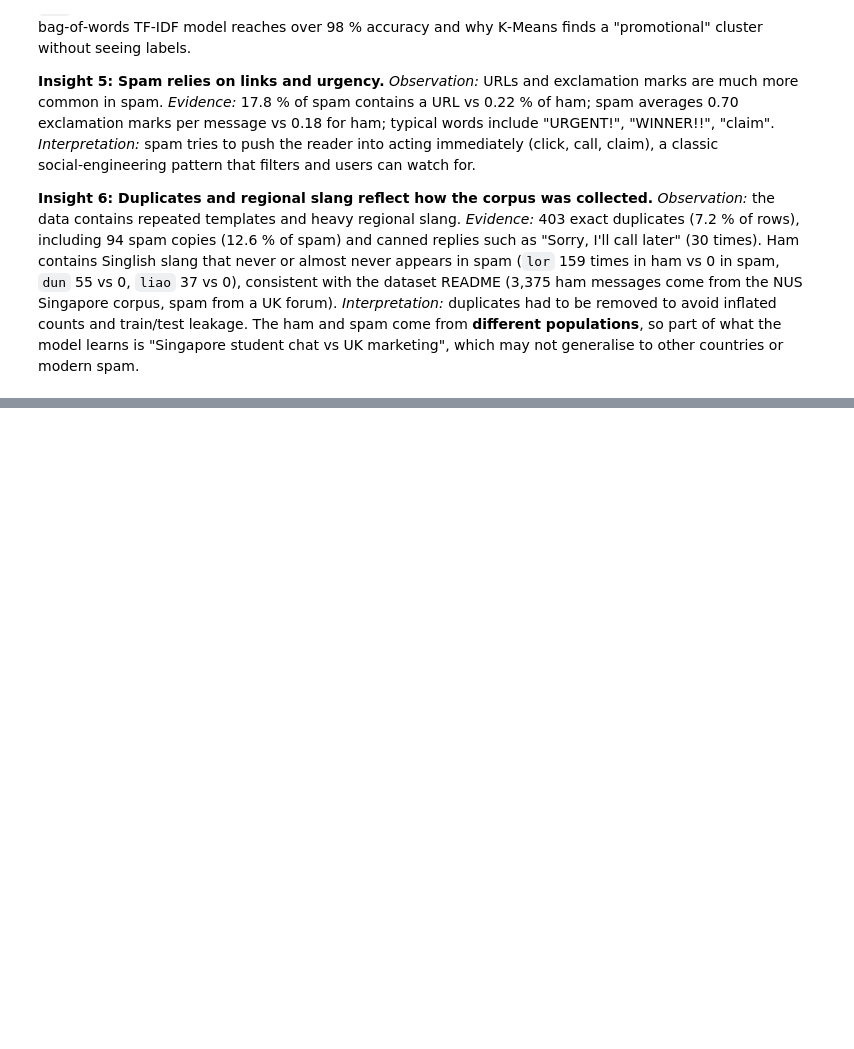
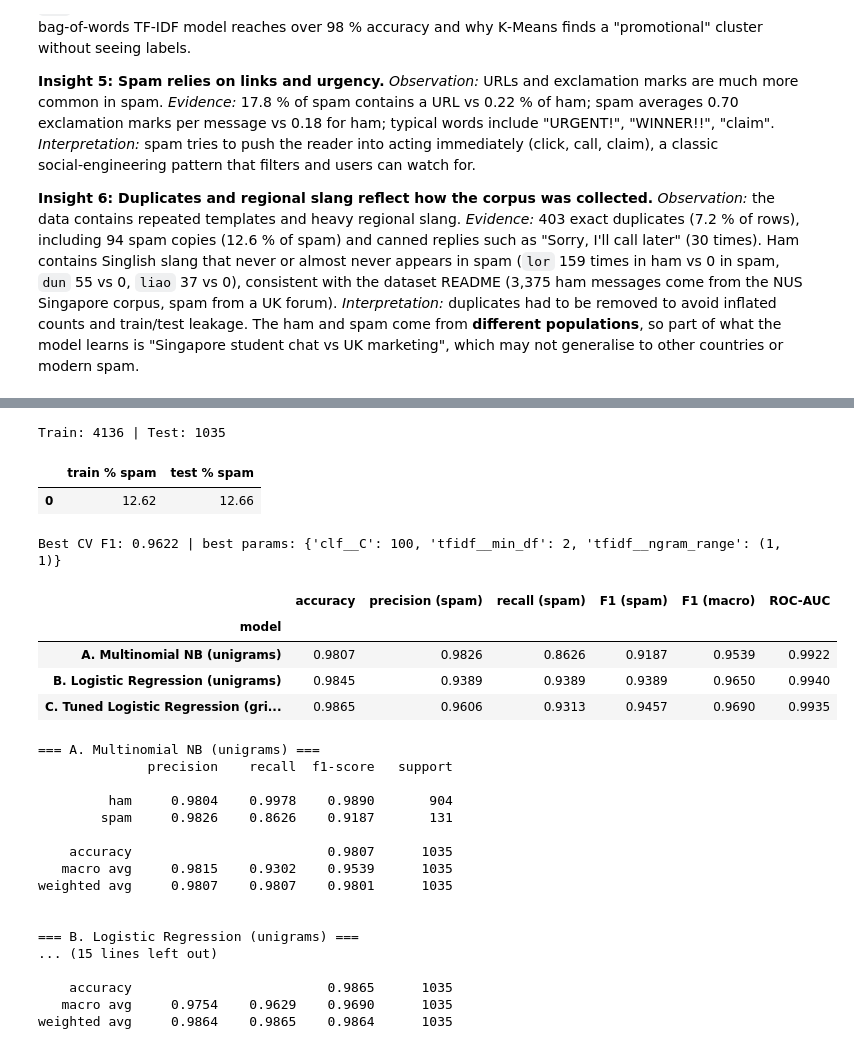
Before and after one commit to mahmoudd-adell/bd-a1, a Jupyter notebook: notebook/analysis.ipynb, the cells around one changed output, grey strips where cells are left out. Saved outputs shown, nothing was run; the diff lists cells and outputs as text; code cells hidden in the pictures; blank space fills up the shorter version.

```diff
--- a/notebook/analysis.ipynb
+++ b/notebook/analysis.ipynb
@@ -698,0 +706,76 @@ Each insight follows **Observation → Evidence → Interpretation**. Numbers co
+# %%
+X = df["cleaned_text"]
+y = df["label_num"]
+X_train, X_test, y_train, y_test = train_test_split(X, y, test_size=0.20, stratify=y, random_state=RANDOM_STATE)
+print("Train:", X_train.shape[0], "| Test:", X_test.shape[0])
+display(pd.DataFrame({"train % spam": [100 * y_train.mean()], "test % spam": [100 * y_test.mean()]}).round(2))
+# %% [output]
+Train: 4136 | Test: 1035
+|  | train % spam | test % spam |
+| 0 | 12.62 | 12.66 |
+# %%
+models = {
+    "A. Multinomial NB (unigrams)": Pipeline([
+        ("tfidf", TfidfVectorizer(min_df=2, sublinear_tf=True)),
+        ("clf", MultinomialNB(alpha=1.0))]),
+    "B. Logistic Regression (unigrams)": Pipeline([
+        ("tfidf", TfidfVectorizer(min_df=2, sublinear_tf=True)),
+        ("clf", LogisticRegression(class_weight="balanced", max_iter=2000, random_state=RANDOM_STATE))]),
+}
+
+# C. Bonus: n-grams + hyper-parameter tuning
+grid = GridSearchCV(
+    Pipeline([("tfidf", TfidfVectorizer(sublinear_tf=True)),
+              ("clf", LogisticRegression(class_weight="balanced", max_iter=3000, random_state=RANDOM_STATE))]),
+    param_grid={"tfidf__ngram_range": [(1, 1), (1, 2)],
+                "tfidf__min_df": [1, 2],
+                "clf__C": [1, 10, 100]},
+    scoring="f1", cv=StratifiedKFold(5, shuffle=True, random_state=RANDOM_STATE), n_jobs=-1)
+grid.fit(X_train, y_train)
+print("Best CV F1:", round(grid.best_score_, 4), "| best params:", grid.best_params_)
+models["C. Tuned Logistic Regression (grid search) [bonus]"] = grid.best_estimator_
+
+results, reports, cms, preds = [], {}, {}, {}
+for name, model in models.items():
+    if not name.startswith("C."):
+        model.fit(X_train, y_train)
+    y_pred = model.predict(X_test)
+    y_score = model.predict_proba(X_test)[:, 1]
+    preds[name] = y_pred
+    cms[name] = confusion_matrix(y_test, y_pred)
+    reports[name] = classification_report(y_test, y_pred, target_names=["ham", "spam"], digits=4)
+    results.append({"model": name,
+                    "accuracy": accuracy_score(y_test, y_pred),
+                    "precision (spam)": precision_score(y_test, y_pred),
+                    "recall (spam)": recall_score(y_test, y_pred),
+                    "F1 (spam)": f1_score(y_test, y_pred),
+                    "F1 (macro)": f1_score(y_test, y_pred, average="macro"),
+                    "ROC-AUC": roc_auc_score(y_test, y_score)})
+results_df = pd.DataFrame(results).set_index("model").round(4)
+display(results_df)
+for name in models:
+    print(f"\n=== {name} ===\n{reports[name]}")
+# %% [output]
+Best CV F1: 0.9622 | best params: {'clf__C': 100, 'tfidf__min_df': 2, 'tfidf__ngram_range': (1, 1)}
+|  | accuracy | precision (spam) | recall (spam) | F1 (spam) | F1 (macro) | ROC-AUC |
+| model |  |  |  |  |  |  |
+| A. Multinomial NB (unigrams) | 0.9807 | 0.9826 | 0.8626 | 0.9187 | 0.9539 | 0.9922 |
+| B. Logistic Regression (unigrams) | 0.9845 | 0.9389 | 0.9389 | 0.9389 | 0.9650 | 0.9940 |
+| C. Tuned Logistic Regression (gri... | 0.9865 | 0.9606 | 0.9313 | 0.9457 | 0.9690 | 0.9935 |
+=== A. Multinomial NB (unigrams) ===
+              precision    recall  f1-score   support
+
+         ham     0.9804    0.9978    0.9890       904
+        spam     0.9826    0.8626    0.9187       131
+
+    accuracy                         0.9807      1035
+   macro avg     0.9815    0.9302    0.9539      1035
+weighted avg     0.9807    0.9807    0.9801      1035
+
+
+=== B. Logistic Regression (unigrams) ===
+... (15 lines left out)
+
+    accuracy                         0.9865      1035
+   macro avg     0.9754    0.9629    0.9690      1035
+weighted avg     0.9864    0.9865    0.9864      1035
```
Also changed, not shown: parts of 5 cells of this notebook, 3 other files.
